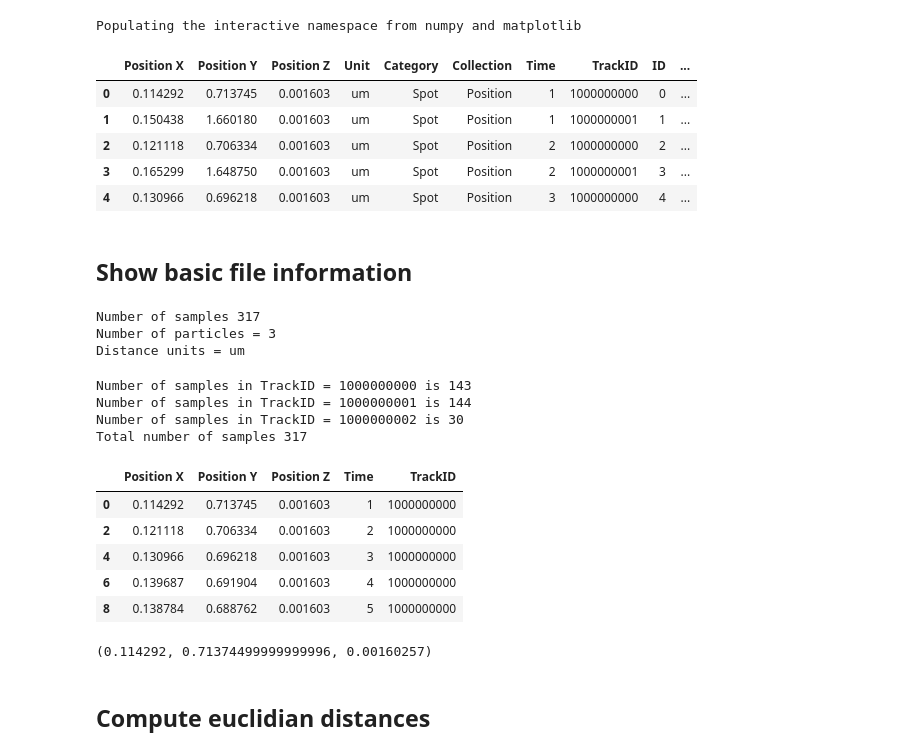
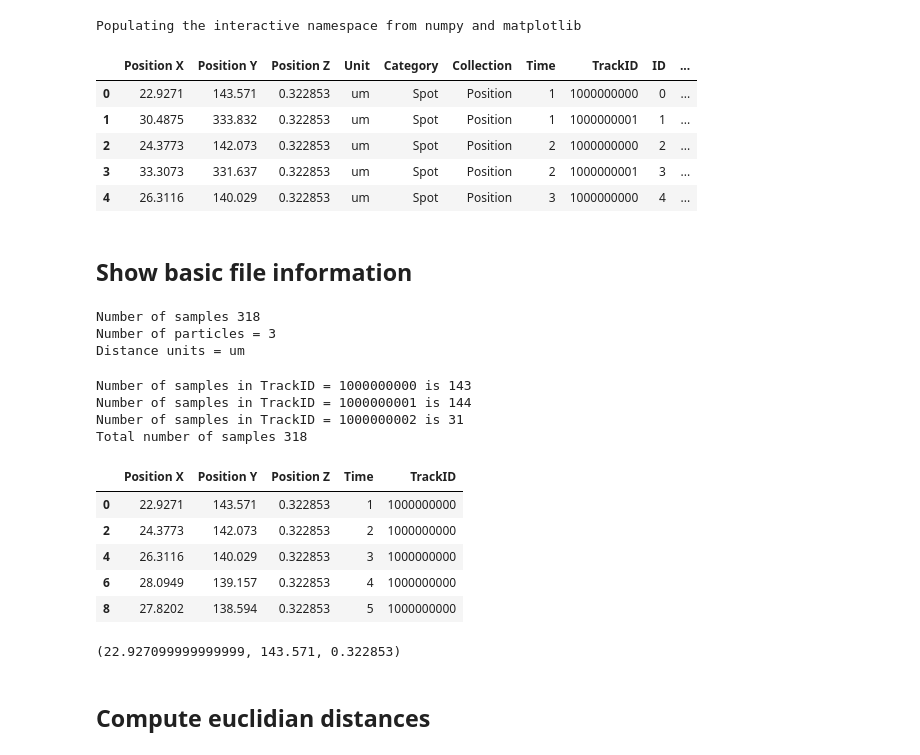
Before and after one commit to OrielBanne/myIPythonNotebooks, a Jupyter notebook: pub/Migration velocity.ipynb, the cells around one changed output. Saved outputs shown, nothing was run; the diff lists cells and outputs as text; code cells hidden in the pictures.

```diff
--- a/pub/Migration velocity.ipynb
+++ b/pub/Migration velocity.ipynb
@@ -8,15 +8,15 @@ import pandas as pd
 Populating the interactive namespace from numpy and matplotlib
 # %%
 # read CSV file in pandas
-csv = pd.read_csv('.data/Julie_R1_Bef_S4_cell123_Position.csv', skiprows=3)
+csv = pd.read_csv('.data/Julie_R1_Bef_S4_cell123_Position.csv', skiprows=2)
 csv.head()
 # %% [output]
 |  | Position X | Position Y | Position Z | Unit | Category | Collection | Time | TrackID | ID | ... |
-| 0 | 0.114292 | 0.713745 | 0.001603 | um | Spot | Position | 1 | 1000000000 | 0 | ... |
-| 1 | 0.150438 | 1.660180 | 0.001603 | um | Spot | Position | 1 | 1000000001 | 1 | ... |
-| 2 | 0.121118 | 0.706334 | 0.001603 | um | Spot | Position | 2 | 1000000000 | 2 | ... |
-| 3 | 0.165299 | 1.648750 | 0.001603 | um | Spot | Position | 2 | 1000000001 | 3 | ... |
-| 4 | 0.130966 | 0.696218 | 0.001603 | um | Spot | Position | 3 | 1000000000 | 4 | ... |
+| 0 | 22.9271 | 143.571 | 0.322853 | um | Spot | Position | 1 | 1000000000 | 0 | ... |
+| 1 | 30.4875 | 333.832 | 0.322853 | um | Spot | Position | 1 | 1000000001 | 1 | ... |
+| 2 | 24.3773 | 142.073 | 0.322853 | um | Spot | Position | 2 | 1000000000 | 2 | ... |
+| 3 | 33.3073 | 331.637 | 0.322853 | um | Spot | Position | 2 | 1000000001 | 3 | ... |
+| 4 | 26.3116 | 140.029 | 0.322853 | um | Spot | Position | 3 | 1000000000 | 4 | ... |
 # %% [markdown]
 <H2>Show basic file information</H2>
 # %%
@@ -25,7 +25,7 @@ print('Number of samples %d'%len(csv))
 print('Number of particles = %d'%len(csv['TrackID'].unique()))
 print('Distance units = %s'%csv['Unit'][0])
 # %% [output]
-Number of samples 317
+Number of samples 318
 Number of particles = 3
 Distance units = um
 # %%
@@ -51,14 +51,14 @@ df0.head() # show first values of first particle
 # %% [output]
 Number of samples in TrackID = 1000000000 is 143
 Number of samples in TrackID = 1000000001 is 144
-Number of samples in TrackID = 1000000002 is 30
-Total number of samples 317
+Number of samples in TrackID = 1000000002 is 31
+Total number of samples 318
 |  | Position X | Position Y | Position Z | Time | TrackID |
-| 0 | 0.114292 | 0.713745 | 0.001603 | 1 | 1000000000 |
-| 2 | 0.121118 | 0.706334 | 0.001603 | 2 | 1000000000 |
-| 4 | 0.130966 | 0.696218 | 0.001603 | 3 | 1000000000 |
-| 6 | 0.139687 | 0.691904 | 0.001603 | 4 | 1000000000 |
-| 8 | 0.138784 | 0.688762 | 0.001603 | 5 | 1000000000 |
+| 0 | 22.9271 | 143.571 | 0.322853 | 1 | 1000000000 |
+| 2 | 24.3773 | 142.073 | 0.322853 | 2 | 1000000000 |
+| 4 | 26.3116 | 140.029 | 0.322853 | 3 | 1000000000 |
+| 6 | 28.0949 | 139.157 | 0.322853 | 4 | 1000000000 |
+| 8 | 27.8202 | 138.594 | 0.322853 | 5 | 1000000000 |
 # %%
 # collect a list of 3d coordinates
 
@@ -67,7 +67,7 @@ P1 = zip(df1['Position X'], df1['Position Y'], df1['Position Z'])
 P2 = zip(df2['Position X'], df2['Position Y'], df2['Position Z'])
 P0[0] # test the values are correct
 # %% [output]
-(0.114292, 0.71374499999999996, 0.00160257)
+(22.927099999999999, 143.571, 0.322853)
 # %% [markdown]
 <H2>Compute euclidian distances </H2>
 # %%
```
Also changed, not shown: parts of 22 cells of this notebook.
